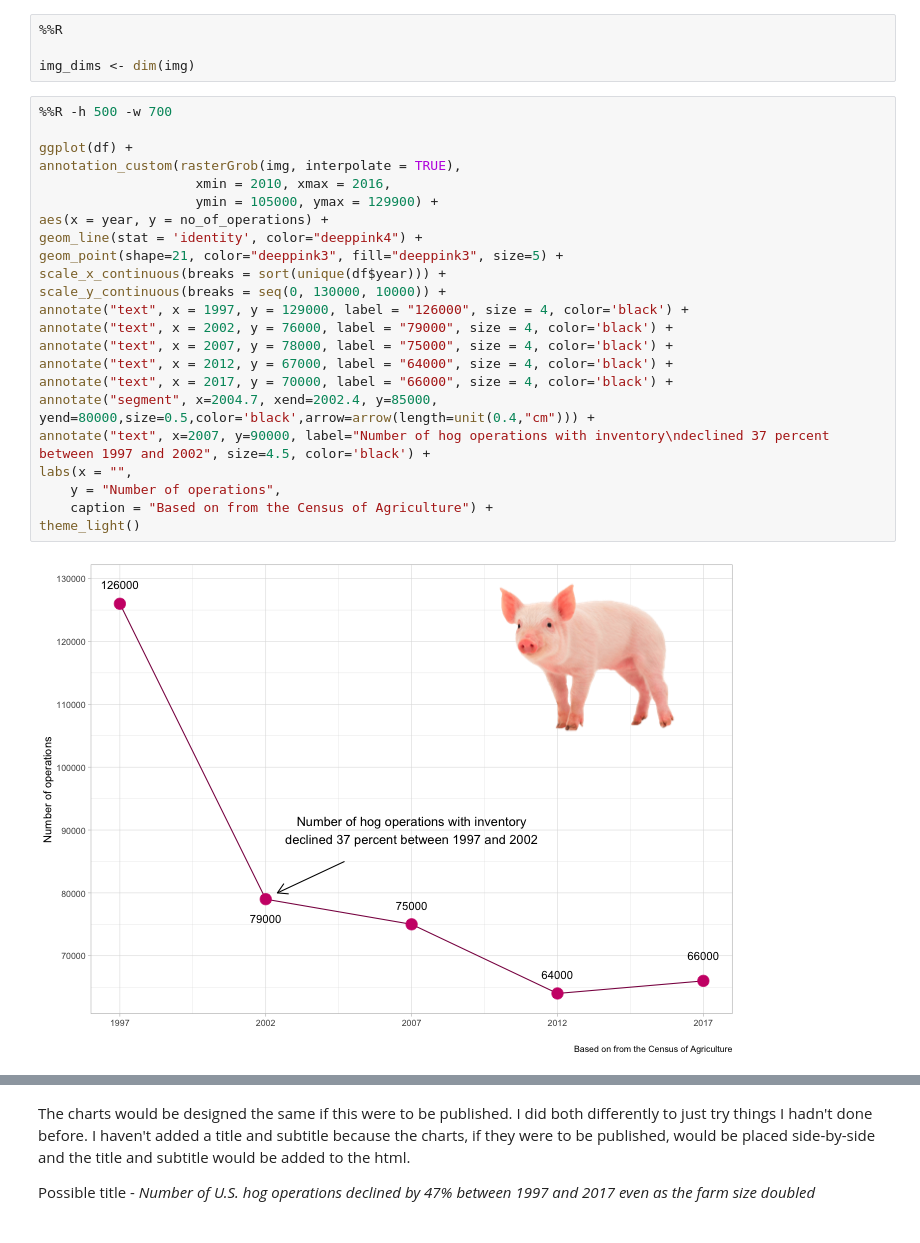
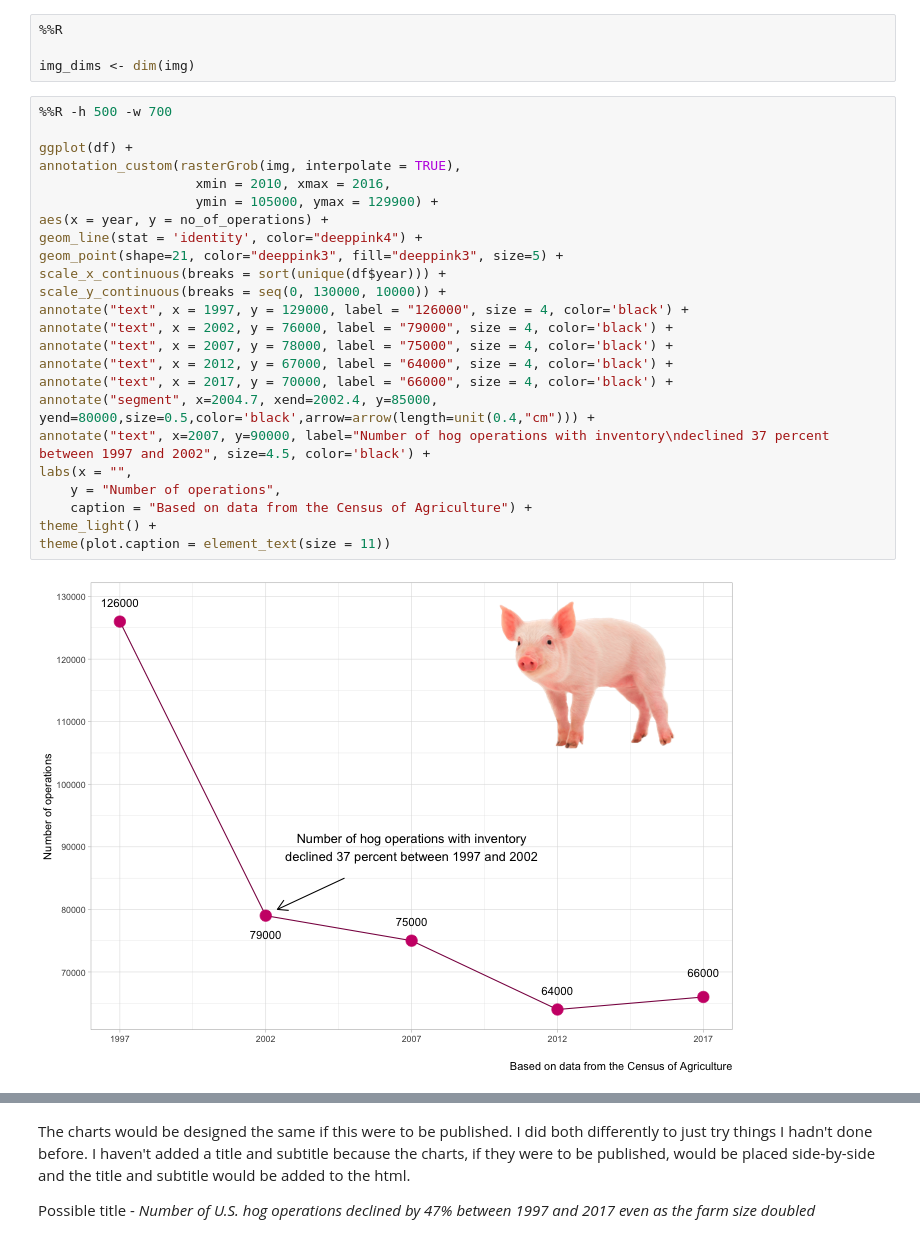
Before and after one commit to data4news-students/one-good-chart-poojachaudhuri, a Jupyter notebook: notebook.ipynb, the cells around one changed output, grey strips where cells are left out. Cells and saved outputs as stored; diff of their text form.

```diff
--- a/notebook.ipynb
+++ b/notebook.ipynb
@@ -110,28 +110,29 @@ img_dims <- dim(img)
 # %%
 %%R -h 500 -w 700
 
 ggplot(df) +
 annotation_custom(rasterGrob(img, interpolate = TRUE),
                     xmin = 2010, xmax = 2016,
                     ymin = 105000, ymax = 129900) +
 aes(x = year, y = no_of_operations) +
 geom_line(stat = 'identity', color="deeppink4") +
 geom_point(shape=21, color="deeppink3", fill="deeppink3", size=5) +
 scale_x_continuous(breaks = sort(unique(df$year))) +
 scale_y_continuous(breaks = seq(0, 130000, 10000)) +
 annotate("text", x = 1997, y = 129000, label = "126000", size = 4, color='black') +
 annotate("text", x = 2002, y = 76000, label = "79000", size = 4, color='black') +
 annotate("text", x = 2007, y = 78000, label = "75000", size = 4, color='black') +
 annotate("text", x = 2012, y = 67000, label = "64000", size = 4, color='black') +
 annotate("text", x = 2017, y = 70000, label = "66000", size = 4, color='black') +
 annotate("segment", x=2004.7, xend=2002.4, y=85000, yend=80000,size=0.5,color='black',arrow=arrow(length=unit(0.4,"cm"))) +
 annotate("text", x=2007, y=90000, label="Number of hog operations with inventory\ndeclined 37 percent between 1997 and 2002", size=4.5, color='black') +
 labs(x = "",
     y = "Number of operations",
-    caption = "Based on from the Census of Agriculture") +
-theme_light()
+    caption = "Based on data from the Census of Agriculture") +
+theme_light() +
+theme(plot.caption = element_text(size = 11))
 # %% [output]
-[figure, old version]
+[figure, new version]
 # %%
 %%R -h 500 -w 700
 
```
Also changed, not shown: parts of 1 cell of this notebook.
